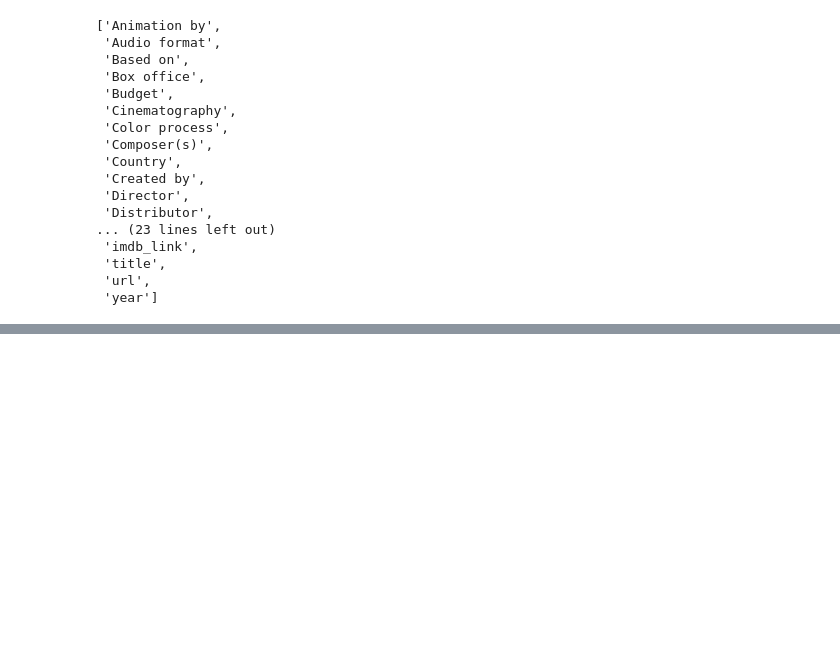
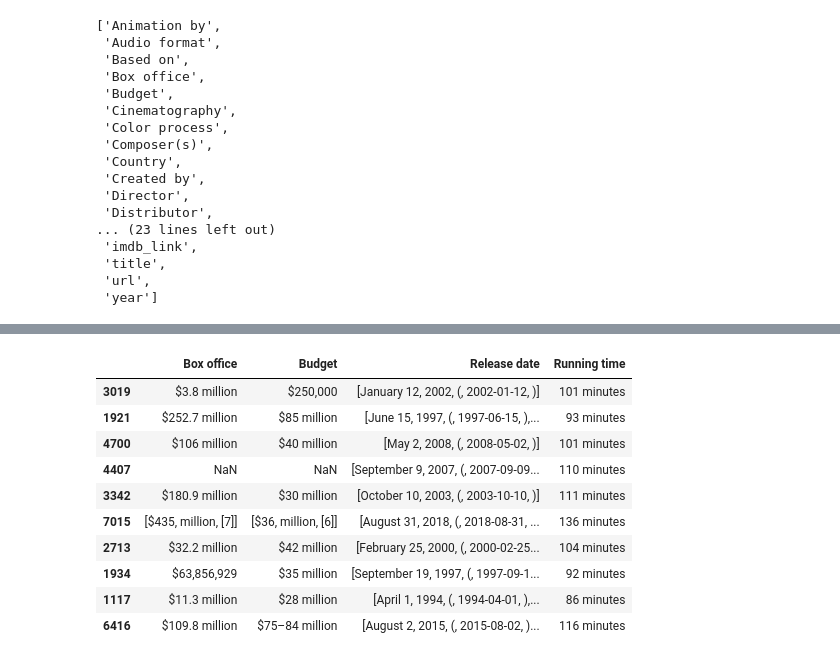
Before and after one commit to jose-perth/Movies-ETL, a Jupyter notebook: movies_etl.ipynb, the cells around one changed output, grey strips where cells are left out. Saved outputs shown, nothing was run; the diff lists cells and outputs as text; code cells hidden in the pictures; blank space fills up the shorter version.

```diff
--- a/movies_etl.ipynb
+++ b/movies_etl.ipynb
@@ -168,0 +164,6 @@ Name: Running time, Length: 413, dtype: int64
+# %%
+wiki_movies_df['imdb_id']=wiki_movies_df['imdb_link'].str.extract(r'(tt\d{7})')
+print(f'Original: {len(wiki_movies_df)}')
+wiki_movies_df.drop_duplicates(subset='imdb_id', inplace=True)
+print(f'Without duplicates: {len(wiki_movies_df)}')
+wiki_movies_df.head()
@@ -168,0 +241,3 @@ Name: Running time, Length: 413, dtype: int64
+# %%
+wiki_columns_to_keep = [column for column in wiki_movies_df.columns if wiki_movies_df[column].isnull().sum() < len(wiki_movies_df) * 0.9]
+wiki_movies_df = wiki_movies_df[wiki_columns_to_keep]
@@ -168,0 +268,14 @@ Name: Running time, Length: 413, dtype: int64
+# %%
+wiki_movies_df.sample(10)[['Box office','Budget','Release date','Running time']]
+# %% [output]
+|  | Box office | Budget | Release date | Running time |
+| 3019 | $3.8 million | $250,000 | [January 12, 2002, (, 2002-01-12, )] | 101 minutes |
+| 1921 | $252.7 million | $85 million | [June 15, 1997, (, 1997-06-15, ),... | 93 minutes |
+| 4700 | $106 million | $40 million | [May 2, 2008, (, 2008-05-02, )] | 101 minutes |
+| 4407 | NaN | NaN | [September 9, 2007, (, 2007-09-09... | 110 minutes |
+| 3342 | $180.9 million | $30 million | [October 10, 2003, (, 2003-10-10, )] | 111 minutes |
+| 7015 | [$435, million, [7]] | [$36, million, [6]] | [August 31, 2018, (, 2018-08-31, ... | 136 minutes |
+| 2713 | $32.2 million | $42 million | [February 25, 2000, (, 2000-02-25... | 104 minutes |
+| 1934 | $63,856,929 | $35 million | [September 19, 1997, (, 1997-09-1... | 92 minutes |
+| 1117 | $11.3 million | $28 million | [April 1, 1994, (, 1994-04-01, ),... | 86 minutes |
+| 6416 | $109.8 million | $75–84 million | [August 2, 2015, (, 2015-08-02, )... | 116 minutes |
```
Also changed, not shown: parts of 44 cells of this notebook.
